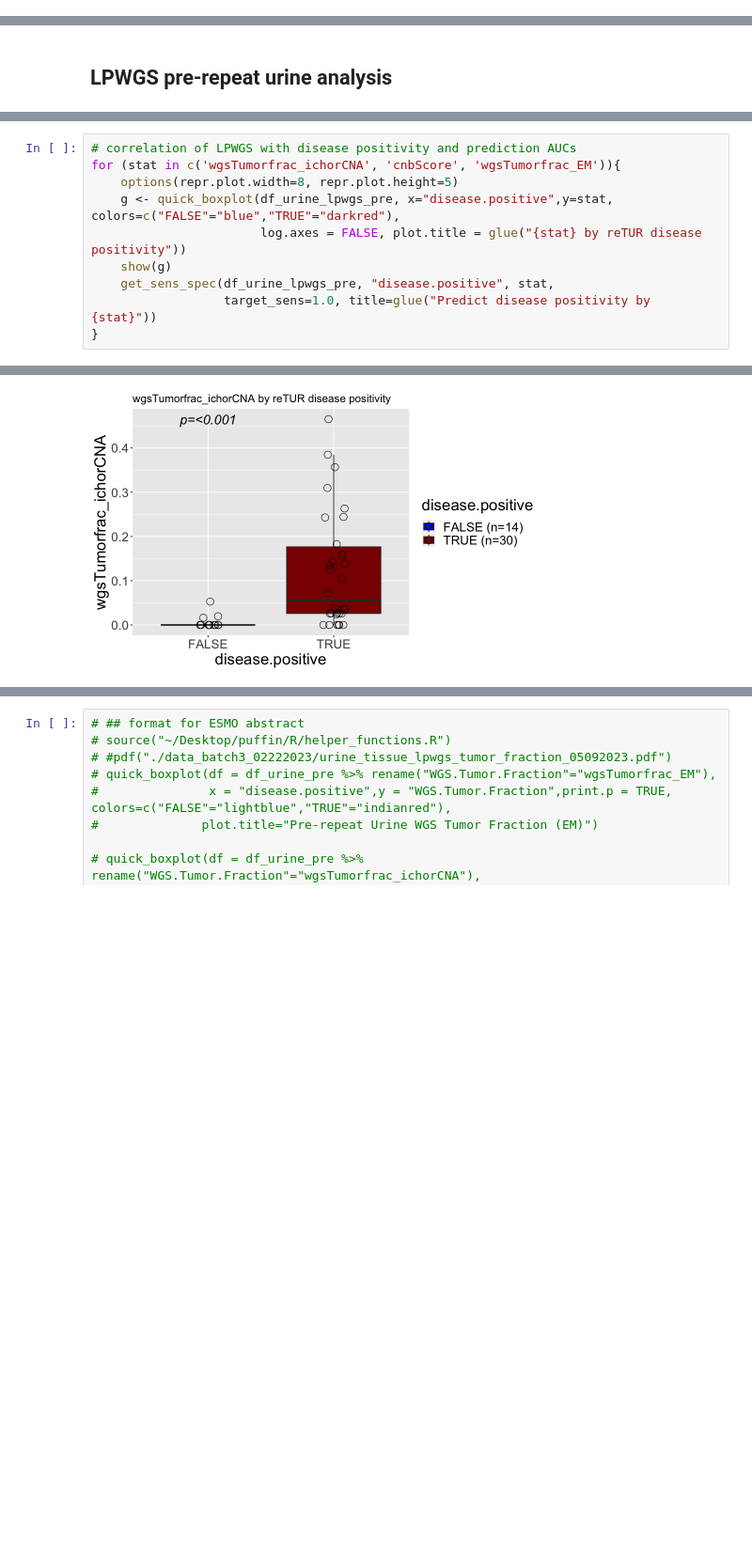
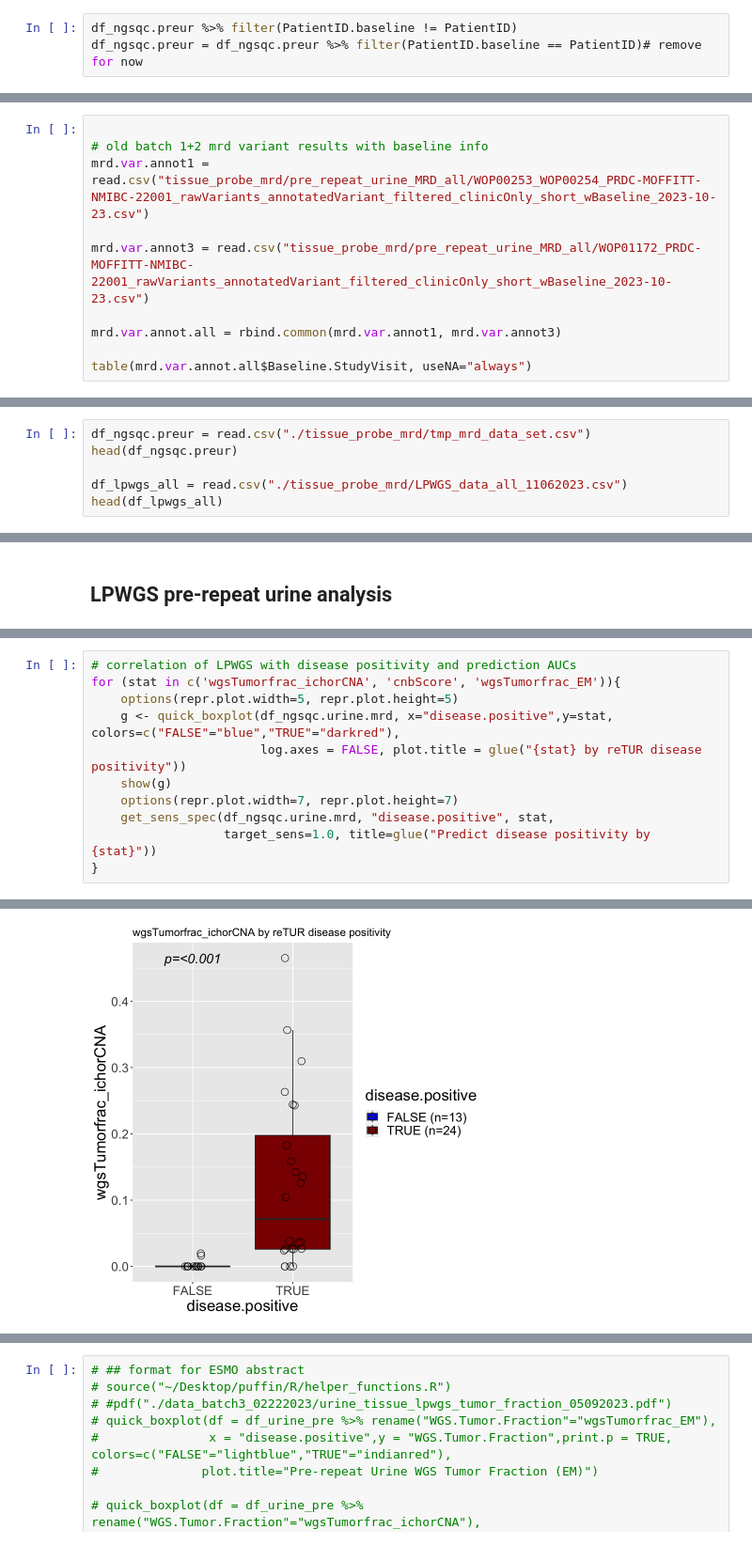
Before and after one commit to billiegould/R-functions-for-stats-and-plotting, a Jupyter notebook: notebooks/NMIBC_MRD_analysis.ipynb, the cells around one changed output, grey strips where cells are left out. Shown at 94% size. Drawn from its saved outputs; the diff is of its cells as text; blank space fills up the shorter version.

```diff
--- a/notebooks/NMIBC_MRD_analysis.ipynb
+++ b/notebooks/NMIBC_MRD_analysis.ipynb
@@ -133,0 +349,3 @@ table(df_ngsqc.urine.mrd$PatientID, df_ngsqc.urine.mrd$SampleType) # 10 samples
+# %%
+df_ngsqc.preur %>% filter(PatientID.baseline != PatientID)
+df_ngsqc.preur = df_ngsqc.preur %>% filter(PatientID.baseline == PatientID)# remove for now
@@ -133,0 +708,10 @@ table(df_ngsqc.urine.mrd$PatientID, df_ngsqc.urine.mrd$SampleType) # 10 samples
+# %%
+
+# old batch 1+2 mrd variant results with baseline info
+mrd.var.annot1 = read.csv("tissue_probe_mrd/pre_repeat_urine_MRD_all/WOP00253_WOP00254_PRDC-MOFFITT-NMIBC-22001_rawVariants_annotatedVariant_filtered_clinicOnly_short_wBaseline_2023-10-23.csv")
+
+mrd.var.annot3 = read.csv("tissue_probe_mrd/pre_repeat_urine_MRD_all/WOP01172_PRDC-MOFFITT-NMIBC-22001_rawVariants_annotatedVariant_filtered_clinicOnly_short_wBaseline_2023-10-23.csv")
+
+mrd.var.annot.all = rbind.common(mrd.var.annot1, mrd.var.annot3)
+
+table(mrd.var.annot.all$Baseline.StudyVisit, useNA="always")
@@ -337,0 +1053,6 @@ Setting levels: control = FALSE, case = TRUE
+# %%
+df_ngsqc.preur = read.csv("./tissue_probe_mrd/tmp_mrd_data_set.csv")
+head(df_ngsqc.preur)
+
+df_lpwgs_all = read.csv("./tissue_probe_mrd/LPWGS_data_all_11062023.csv")
+head(df_lpwgs_all)
@@ -730,11 +1699,12 @@ A data.frame: 44 × 32
 # %%
 # correlation of LPWGS with disease positivity and prediction AUCs
 for (stat in c('wgsTumorfrac_ichorCNA', 'cnbScore', 'wgsTumorfrac_EM')){
-    options(repr.plot.width=8, repr.plot.height=5)
-    g <- quick_boxplot(df_urine_lpwgs_pre, x="disease.positive",y=stat, colors=c("FALSE"="blue","TRUE"="darkred"),
+    options(repr.plot.width=5, repr.plot.height=5)
+    g <- quick_boxplot(df_ngsqc.urine.mrd, x="disease.positive",y=stat, colors=c("FALSE"="blue","TRUE"="darkred"),
                        log.axes = FALSE, plot.title = glue("{stat} by reTUR disease positivity"))
     show(g)
-    get_sens_spec(df_urine_lpwgs_pre, "disease.positive", stat,
+    options(repr.plot.width=7, repr.plot.height=7)
+    get_sens_spec(df_ngsqc.urine.mrd, "disease.positive", stat,
                   target_sens=1.0, title=glue("Predict disease positivity by {stat}"))
 }
 # %% [output]
@@ -767,3 +1736,3 @@ number of NA labels: 0
 Setting levels: control = FALSE, case = TRUE
-[figure, old version]
+[figure, new version]
   threshold specificity sensitivity
```
Also changed, not shown: parts of 39 cells of this notebook, 7 other files.
